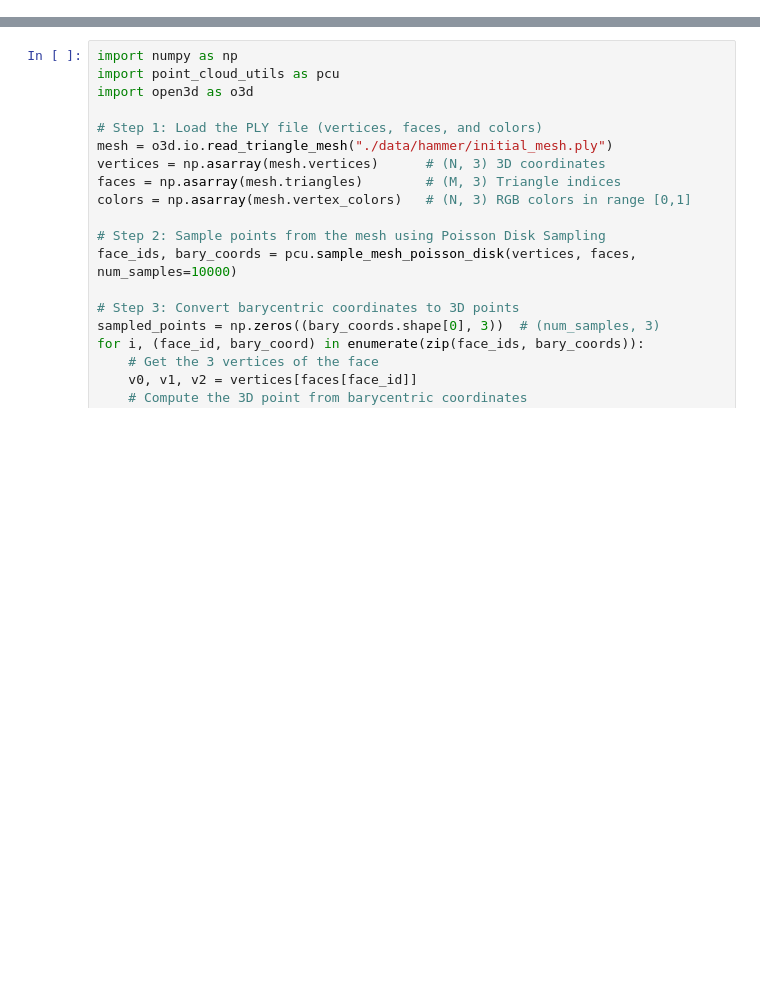
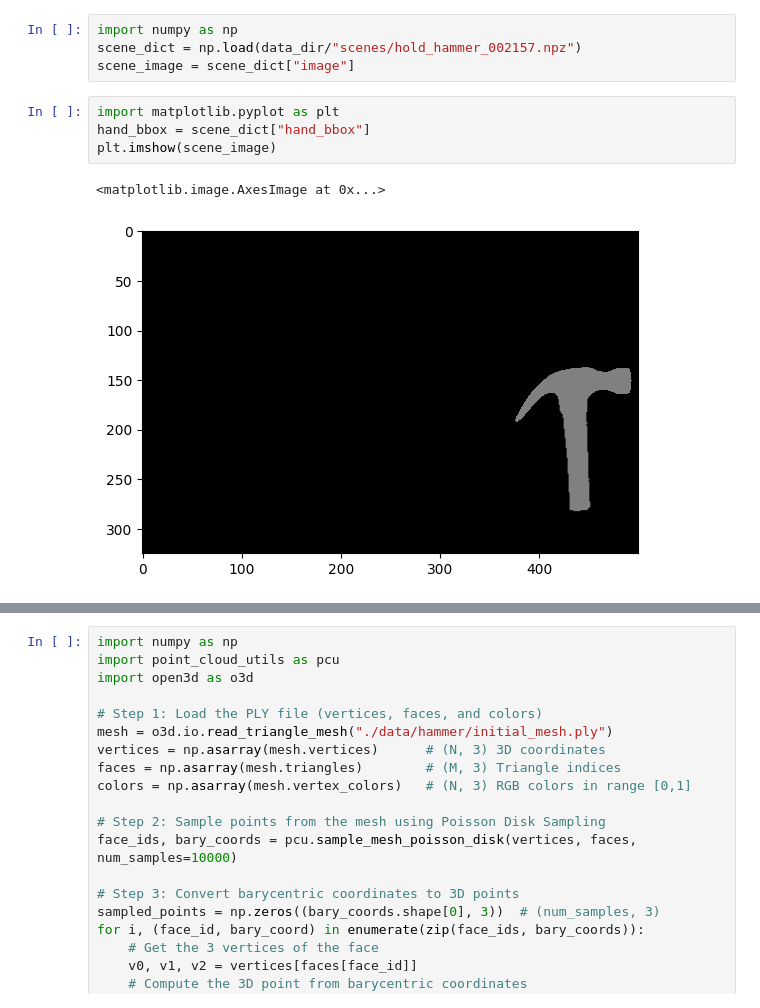
Before and after one commit to BE2R-Lab-RND-AI-Grasping/Affordance_Labeling, a Jupyter notebook: test.ipynb, the cells around one changed output, grey strips where cells are left out. Saved outputs shown, nothing was run; the diff lists cells and outputs as text; blank space fills up the shorter version.

```diff
--- a/test.ipynb
+++ b/test.ipynb
@@ -17,0 +18,11 @@ OutOfMemoryError: CUDA out of memory. Tried to allocate 20.00 MiB. GPU 0 has a t
+# %%
+import numpy as np
+scene_dict = np.load(data_dir/"scenes/hold_hammer_002157.npz")
+scene_image = scene_dict["image"]
+# %%
+import matplotlib.pyplot as plt
+hand_bbox = scene_dict["hand_bbox"]
+plt.imshow(scene_image)
+# %% [output]
+<matplotlib.image.AxesImage at 0x...>
+[figure, added]
```
Also changed, not shown: parts of 3 cells of this notebook, 4 other files.
